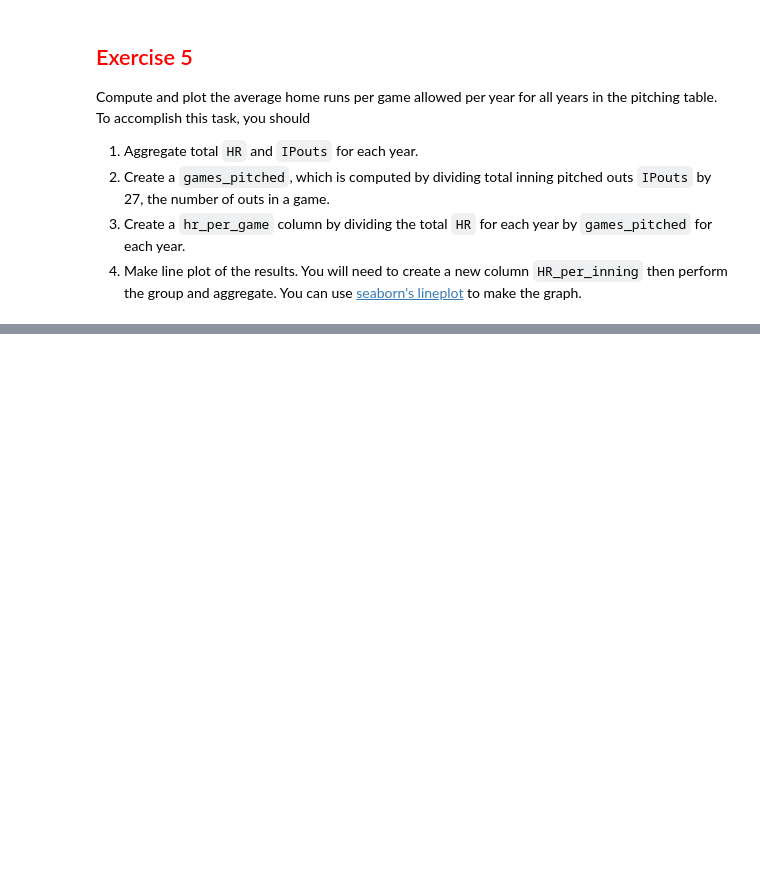
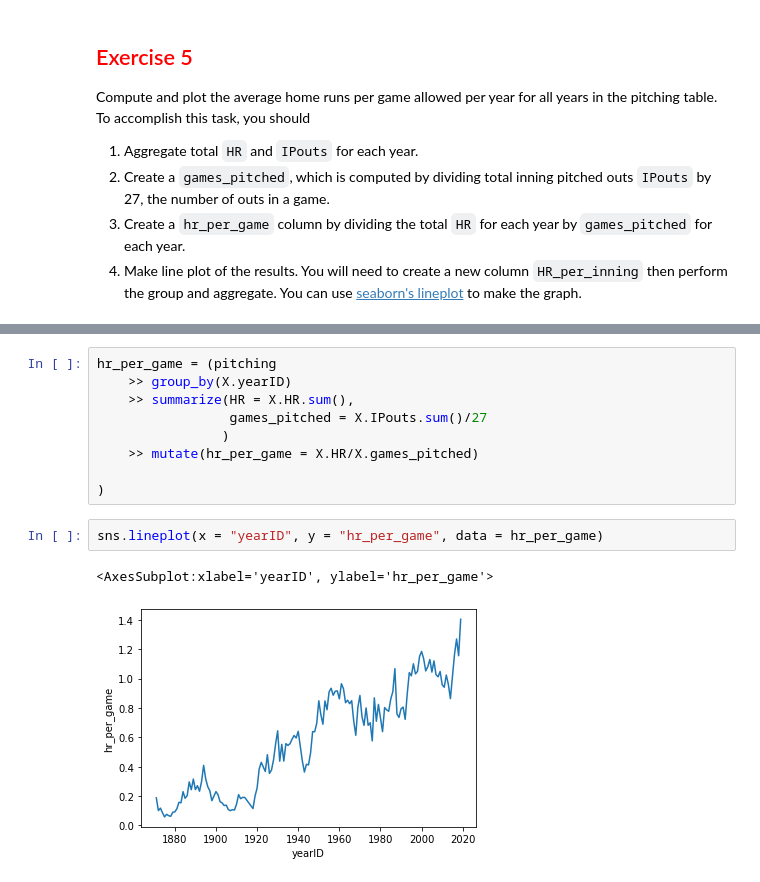
Before and after one commit to josephnagel1/NagelJoseph_module2_intro_to_pandas, a Jupyter notebook: 2_6_aggregation.ipynb, the cells around one changed output, grey strips where cells are left out. Cells and saved outputs as stored; diff of their text form; blank space fills up the shorter version.

```diff
--- a/2_6_aggregation.ipynb
+++ b/2_6_aggregation.ipynb
@@ -260,0 +293,14 @@ Compute and plot the average home runs per game allowed per year for all years i
+# %%
+hr_per_game = (pitching
+    >> group_by(X.yearID)
+    >> summarize(HR = X.HR.sum(),
+                 games_pitched = X.IPouts.sum()/27
+                )
+    >> mutate(hr_per_game = X.HR/X.games_pitched)
+
+)
+# %%
+sns.lineplot(x = "yearID", y = "hr_per_game", data = hr_per_game)
+# %% [output]
+<AxesSubplot:xlabel='yearID', ylabel='hr_per_game'>
+[figure, added]
```
Also changed, not shown: parts of 13 cells of this notebook.
